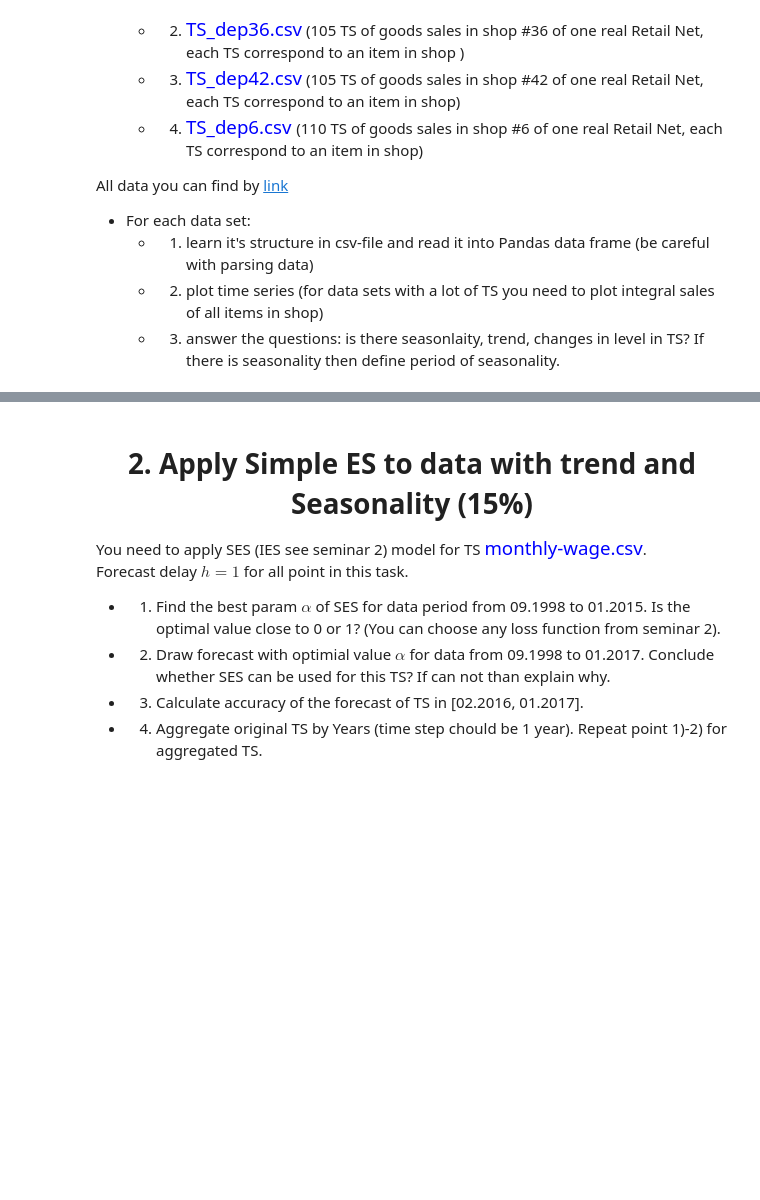
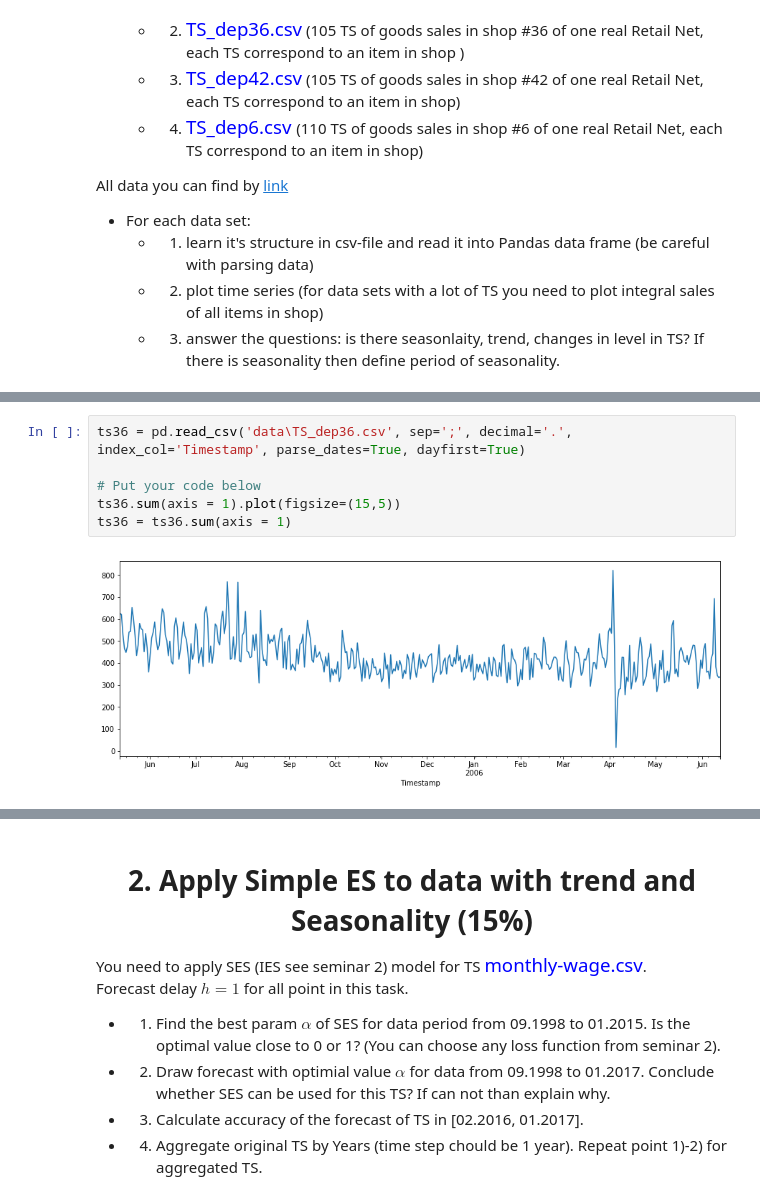
Before and after one commit to AnushTosunyan/ML-ACA, a Jupyter notebook: Practical1/Tosunyan_Pactical_1.ipynb, the cells around one changed output, grey strips where cells are left out. Drawn from its saved outputs; the diff is of its cells as text; blank space fills up the shorter version.

```diff
--- a/Practical1/Tosunyan_Pactical_1.ipynb
+++ b/Practical1/Tosunyan_Pactical_1.ipynb
@@ -48,0 +55,8 @@ data.plot(figsize=(15,3))
+# %%
+ts36 = pd.read_csv('data\TS_dep36.csv', sep=';', decimal='.', index_col='Timestamp', parse_dates=True, dayfirst=True)
+
+# Put your code below
+ts36.sum(axis = 1).plot(figsize=(15,5))
+ts36 = ts36.sum(axis = 1)
+# %% [output]
+[figure, added]
```
Also changed, not shown: parts of 9 cells of this notebook.
